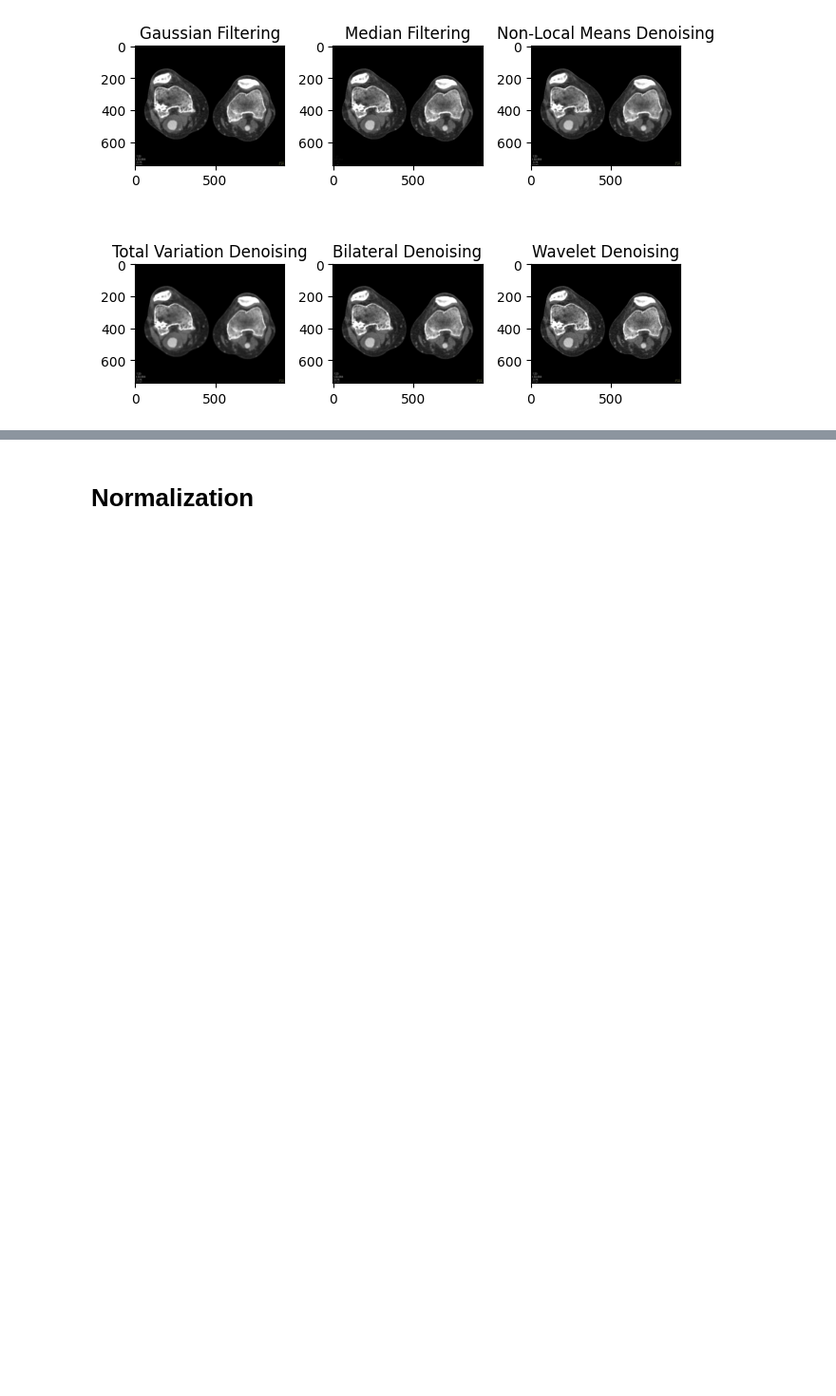
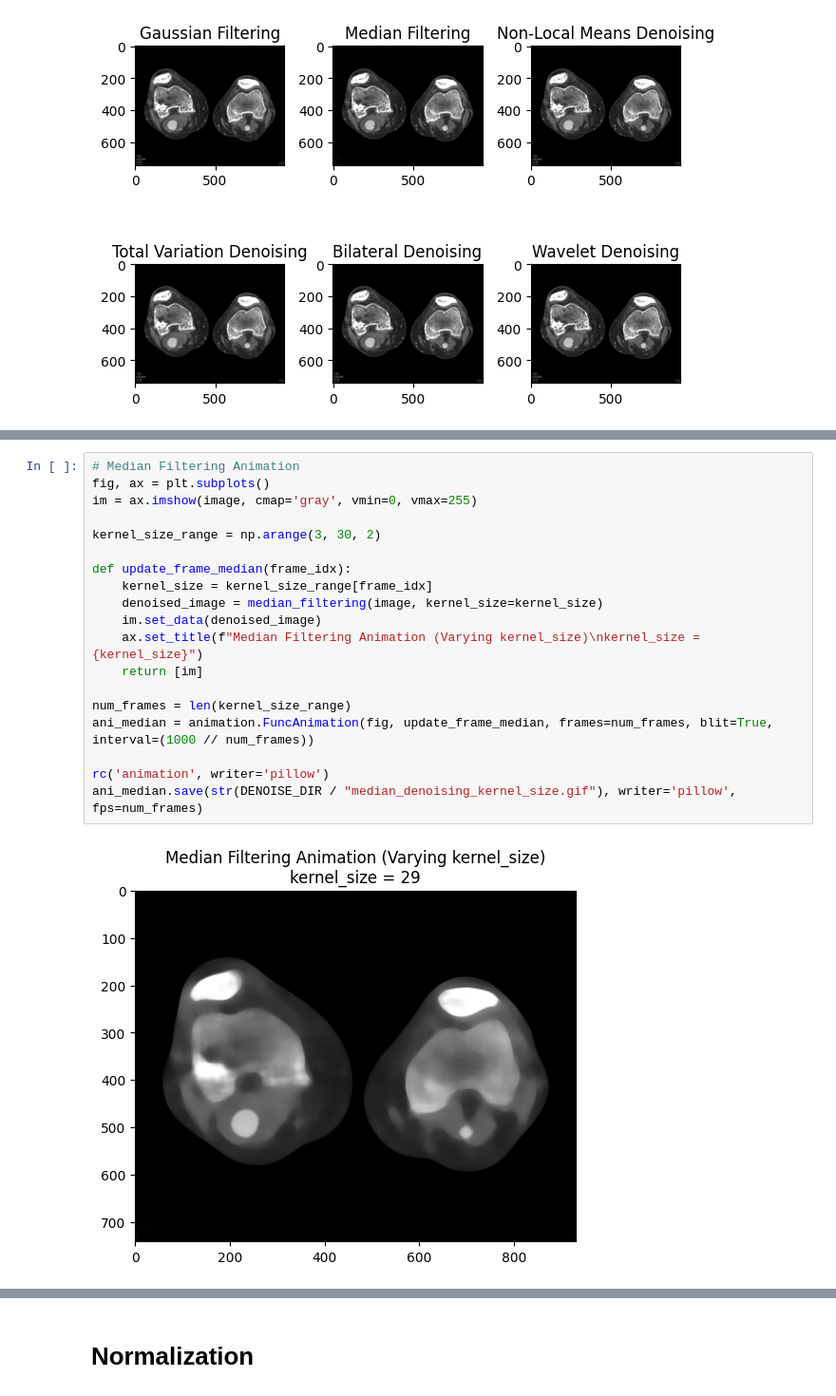
Before and after one commit to punitarani/clotscape, a Jupyter notebook: notebooks/preprocessing.ipynb, the cells around one changed output, grey strips where cells are left out. Shown at 95% size. Cells and saved outputs as stored; diff of their text form; blank space fills up the shorter version.

```diff
--- a/notebooks/preprocessing.ipynb
+++ b/notebooks/preprocessing.ipynb
@@ -100,0 +150,21 @@ plt.show()
+# %%
+# Median Filtering Animation
+fig, ax = plt.subplots()
+im = ax.imshow(image, cmap='gray', vmin=0, vmax=255)
+
+kernel_size_range = np.arange(3, 30, 2)
+
+def update_frame_median(frame_idx):
+    kernel_size = kernel_size_range[frame_idx]
+    denoised_image = median_filtering(image, kernel_size=kernel_size)
+    im.set_data(denoised_image)
+    ax.set_title(f"Median Filtering Animation (Varying kernel_size)\nkernel_size = {kernel_size}")
+    return [im]
+
+num_frames = len(kernel_size_range)
+ani_median = animation.FuncAnimation(fig, update_frame_median, frames=num_frames, blit=True, interval=(1000 // num_frames))
+
+rc('animation', writer='pillow')
+ani_median.save(str(DENOISE_DIR / "median_denoising_kernel_size.gif"), writer='pillow', fps=num_frames)
+# %% [output]
+[figure, added]
```
Also changed, not shown: parts of 23 cells of this notebook.
